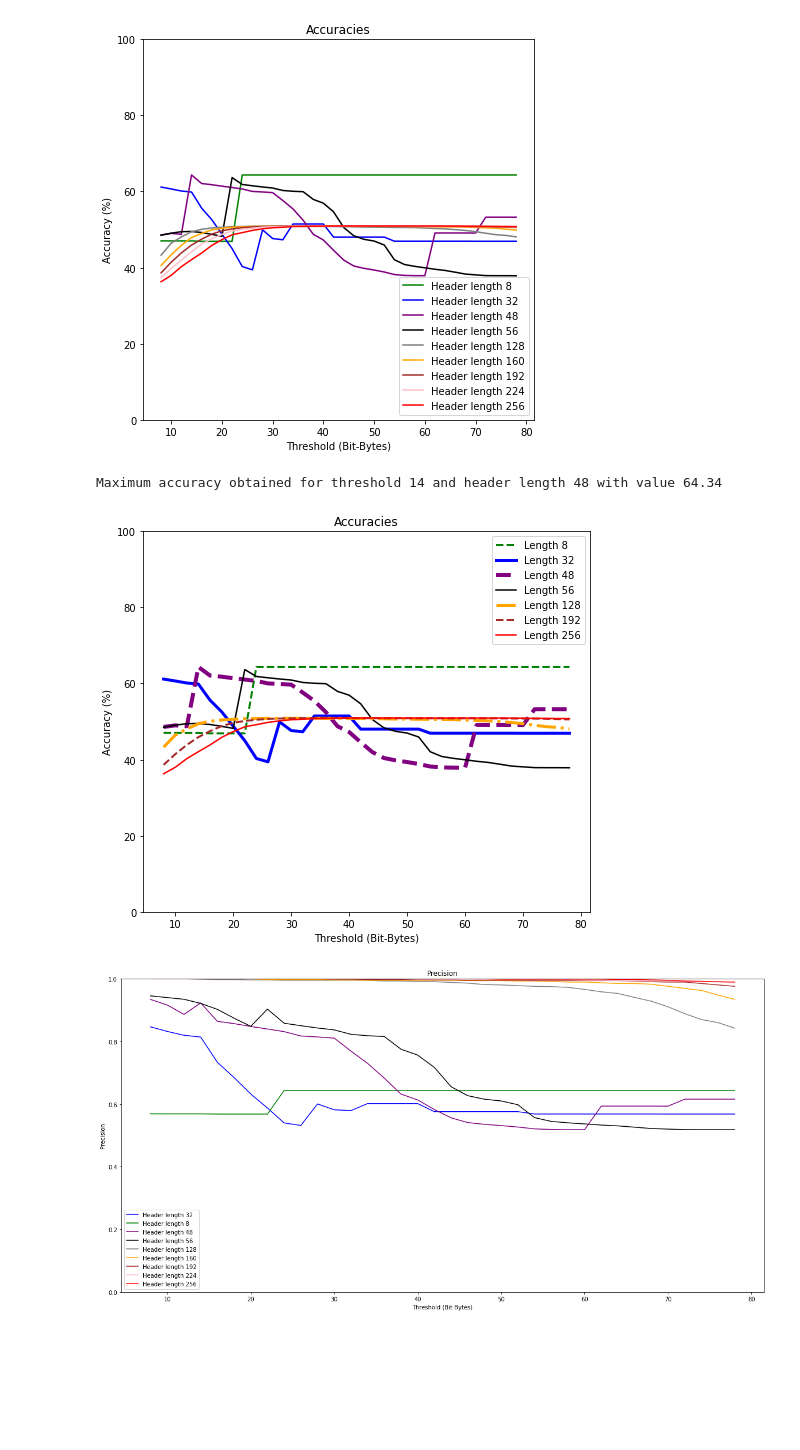
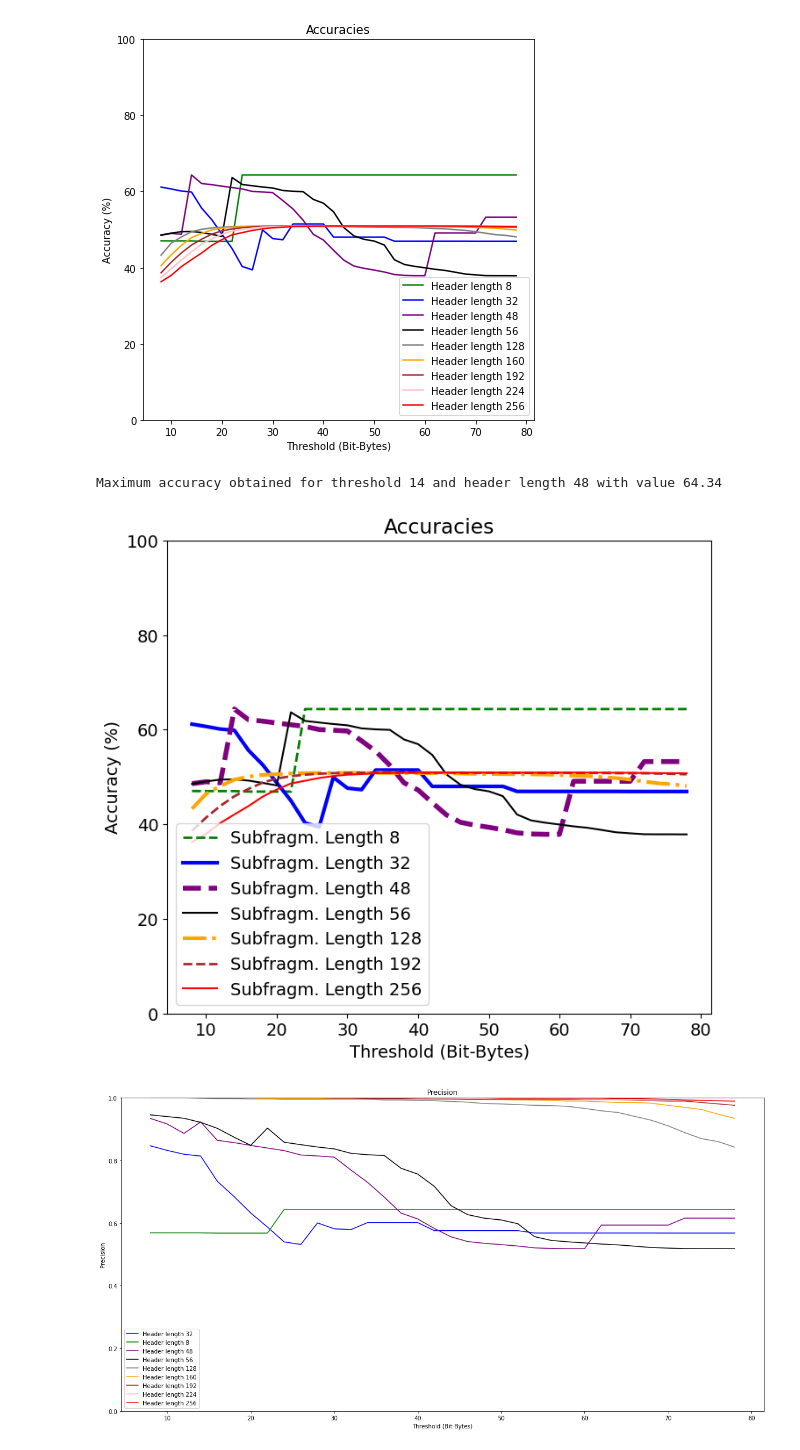
Before and after one commit to gomitolof/DAA-for-Ransomware-detection, a Jupyter notebook: models_mix/DAA_mix.ipynb, the cells around one changed output. Cells and saved outputs as stored; diff of their text form; code cells hidden in the pictures; blank space fills up the shorter version.

```diff
--- a/models_mix/DAA_mix.ipynb
+++ b/models_mix/DAA_mix.ipynb
@@ -245,31 +245,31 @@ Maximum accuracy obtained for threshold 14 and header length 48 with value 64.34
 # %%
 ind = np.unravel_index(np.argmax(acc_des, axis=None), acc_des.shape)
 print("Maximum accuracy obtained for threshold %2d and header length %2d with value %3.2f" % (thresholds[ind[0]], 8*(ind[1]+1), acc_des[ind]))
 
 # Accuracy = (TP+TN)/(TP+TN+FP+FN)
 hl_thresh = acc_des.transpose()
-
+plt.rcParams['font.size'] = 14
 # Plot of the accuracies obtained using different threshold and different header lengths
 plt.figure(figsize=(8,7))
 plt.title("Accuracies")
 plt.xlabel("Threshold (Bit-Bytes)")
 plt.ylabel("Accuracy (%)")
-plt.plot(thresholds, hl_thresh[0], color="green",linewidth=2,linestyle='--', label="Length 8")
-plt.plot(thresholds, hl_thresh[3], color="blue",linewidth=3,linestyle='-', label="Length 32")
-plt.plot(thresholds, hl_thresh[5], color="purple",linewidth=4,linestyle='--', label="Length 48")
-plt.plot(thresholds, hl_thresh[6], color="black",linewidth=1.5,linestyle='-', label="Length 56")
-plt.plot(thresholds, hl_thresh[15], color="orange",linewidth=3,linestyle='-.', label="Length 128")
+plt.plot(thresholds, hl_thresh[0], color="green",linewidth=2,linestyle='--', label="Subfragm. Length 8")
+plt.plot(thresholds, hl_thresh[3], color="blue",linewidth=3,linestyle='-', label="Subfragm. Length 32")
+plt.plot(thresholds, hl_thresh[5], color="purple",linewidth=4,linestyle='--', label="Subfragm. Length 48")
+plt.plot(thresholds, hl_thresh[6], color="black",linewidth=1.5,linestyle='-', label="Subfragm. Length 56")
+plt.plot(thresholds, hl_thresh[15], color="orange",linewidth=3,linestyle='-.', label="Subfragm. Length 128")
 #plt.plot(thresholds, hl_thresh[19], color="orange", label="Header length 160")
-plt.plot(thresholds, hl_thresh[23], color="brown",linewidth=2,linestyle='--', label="Length 192")
+plt.plot(thresholds, hl_thresh[23], color="brown",linewidth=2,linestyle='--', label="Subfragm. Length 192")
 #plt.plot(thresholds, hl_thresh[27], color="pink", label="Header length 224")
-plt.plot(thresholds, hl_thresh[31], color="red",linewidth=1.5,linestyle='-', label="Length 256")
+plt.plot(thresholds, hl_thresh[31], color="red",linewidth=1.5,linestyle='-', label="Subfragm. Length 256")
 plt.legend()
 plt.ylim([0, 100])
-plt.savefig('../Img/acc_DAA_mix_new.jpg')
+plt.savefig('../Img/acc_DAA_mix_new.pdf')
 plt.show()
 # %% [output]
 Maximum accuracy obtained for threshold 14 and header length 48 with value 64.34
-[figure, old version]
+[figure, new version]
 # %%
 #Precision = TP/TP+FP
 
```
Also changed, not shown: 9 other files.
